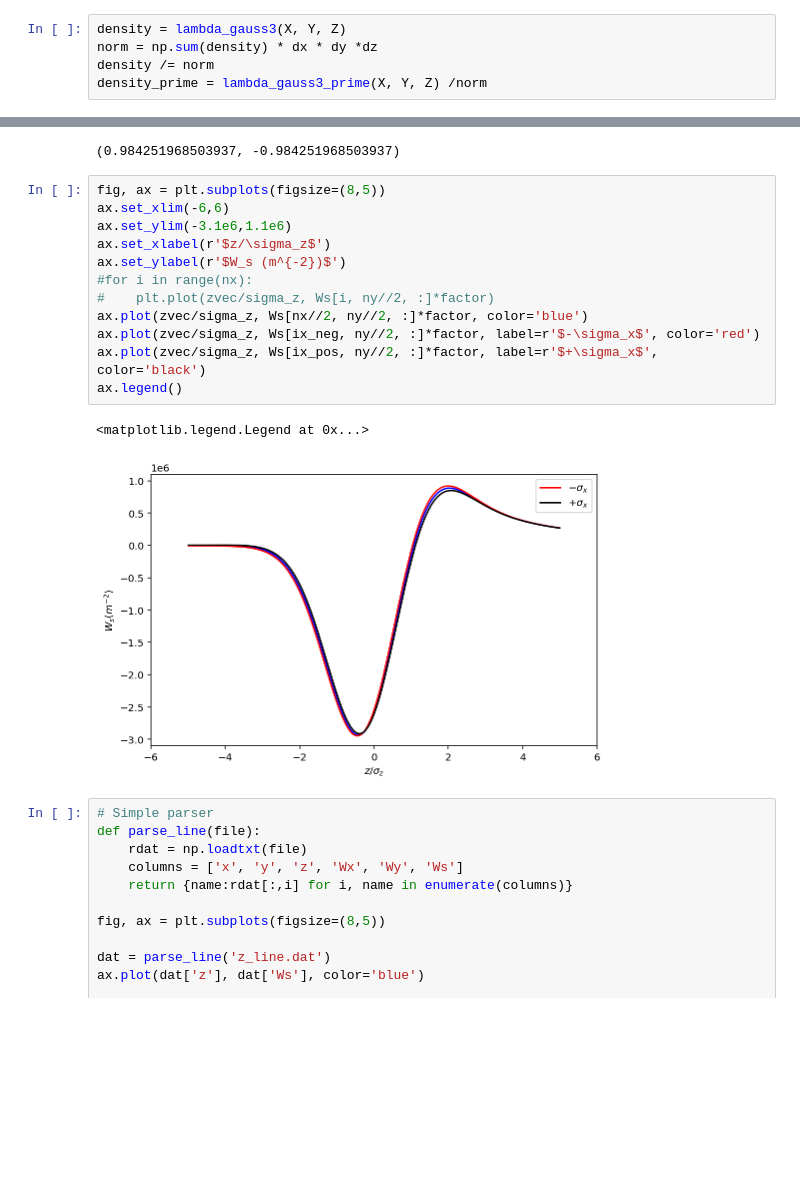
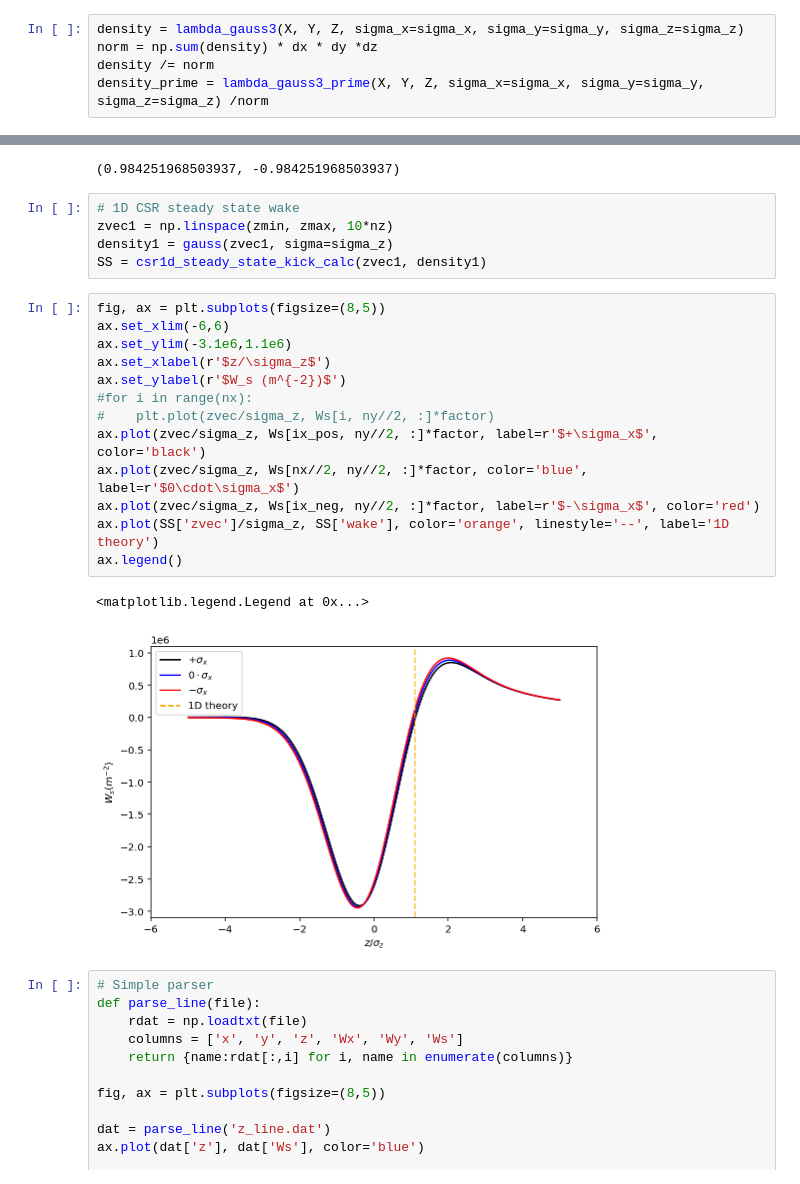
Before and after one commit to ChristopherMayes/OpenCSR, a Jupyter notebook: examples/wake-comparison.ipynb, the cells around one changed output, grey strips where cells are left out. Drawn from its saved outputs; the diff is of its cells as text; blank space fills up the shorter version.

```diff
--- a/examples/wake-comparison.ipynb
+++ b/examples/wake-comparison.ipynb
@@ -116,8 +118,8 @@ from csr3d.dist import lambda_gauss3, lambda_gauss3_prime
 # %%
-density = lambda_gauss3(X, Y, Z)
+density = lambda_gauss3(X, Y, Z, sigma_x=sigma_x, sigma_y=sigma_y, sigma_z=sigma_z)
 norm = np.sum(density) * dx * dy *dz
 density /= norm
-density_prime = lambda_gauss3_prime(X, Y, Z) /norm
+density_prime = lambda_gauss3_prime(X, Y, Z, sigma_x=sigma_x, sigma_y=sigma_y, sigma_z=sigma_z) /norm
 # %%
 # Check that this is 1
 np.sum(density)* dx * dy *dz
@@ -174,21 +176,27 @@ ix_neg = np.abs((xvec/sigma_x) - (-1)).argmin()
 (xvec/sigma_x)[ix_pos], (xvec/sigma_x)[ix_neg]
 # %% [output]
 (0.984251968503937, -0.984251968503937)
+# %%
+# 1D CSR steady state wake
+zvec1 = np.linspace(zmin, zmax, 10*nz)
+density1 = gauss(zvec1, sigma=sigma_z)
+SS = csr1d_steady_state_kick_calc(zvec1, density1)
 # %%
 fig, ax = plt.subplots(figsize=(8,5))
 ax.set_xlim(-6,6)
 ax.set_ylim(-3.1e6,1.1e6)
 ax.set_xlabel(r'$z/\sigma_z$')
 ax.set_ylabel(r'$W_s (m^{-2})$')
 #for i in range(nx):
 #    plt.plot(zvec/sigma_z, Ws[i, ny//2, :]*factor)
-ax.plot(zvec/sigma_z, Ws[nx//2, ny//2, :]*factor, color='blue')
+ax.plot(zvec/sigma_z, Ws[ix_pos, ny//2, :]*factor, label=r'$+\sigma_x$', color='black')
+ax.plot(zvec/sigma_z, Ws[nx//2, ny//2, :]*factor, color='blue', label=r'$0\cdot\sigma_x$')
 ax.plot(zvec/sigma_z, Ws[ix_neg, ny//2, :]*factor, label=r'$-\sigma_x$', color='red')
-ax.plot(zvec/sigma_z, Ws[ix_pos, ny//2, :]*factor, label=r'$+\sigma_x$', color='black')
+ax.plot(SS['zvec']/sigma_z, SS['wake'], color='orange', linestyle='--', label='1D theory')
 ax.legend()
 # %% [output]
 <matplotlib.legend.Legend at 0x...>
-[figure, old version]
+[figure, new version]
 # %%
 # Simple parser
 def parse_line(file):
```
Also changed, not shown: parts of 14 cells of this notebook, 1 other file.
